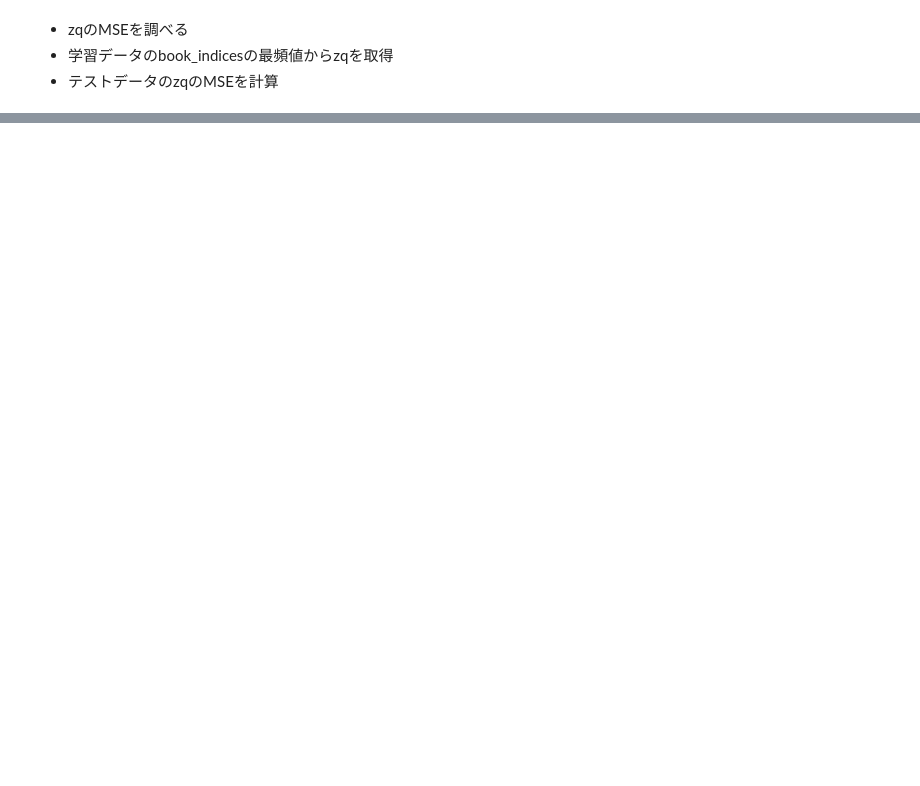
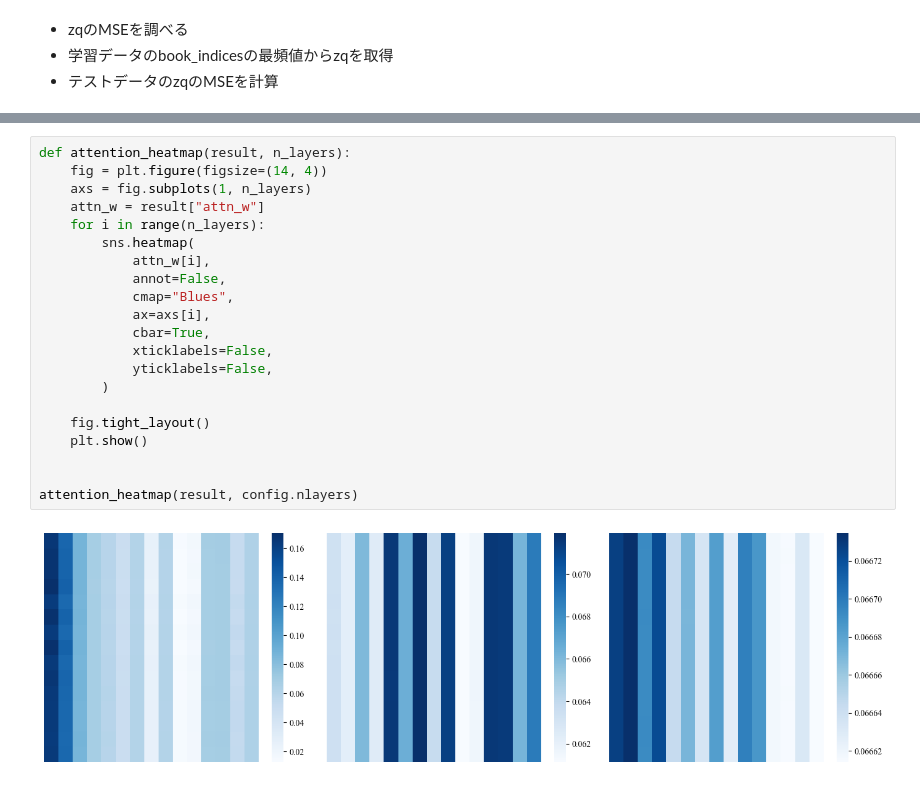
Before and after one commit to kojikojiprg/har-for-or, a Jupyter notebook: notebooks/analyse_invididual.ipynb, the cells around one changed output, grey strips where cells are left out. Saved outputs shown, nothing was run; the diff lists cells and outputs as text; blank space fills up the shorter version.

```diff
--- a/notebooks/analyse_invididual.ipynb
+++ b/notebooks/analyse_invididual.ipynb
@@ -230,0 +112,23 @@ for label in range(config.n_clusters):
+# %%
+def attention_heatmap(result, n_layers):
+    fig = plt.figure(figsize=(14, 4))
+    axs = fig.subplots(1, n_layers)
+    attn_w = result["attn_w"]
+    for i in range(n_layers):
+        sns.heatmap(
+            attn_w[i],
+            annot=False,
+            cmap="Blues",
+            ax=axs[i],
+            cbar=True,
+            xticklabels=False,
+            yticklabels=False,
+        )
+
+    fig.tight_layout()
+    plt.show()
+
+
+attention_heatmap(result, config.nlayers)
+# %% [output]
+[figure, added]
```
Also changed, not shown: parts of 18 cells of this notebook, 9 other files.
